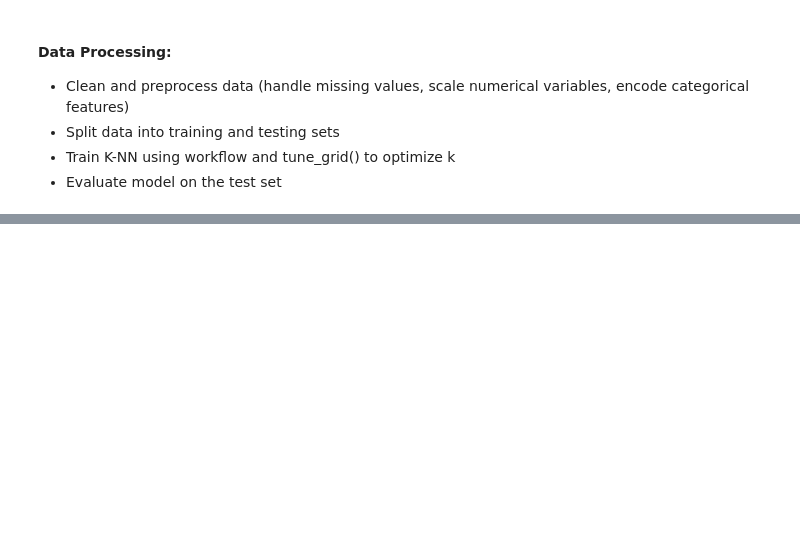
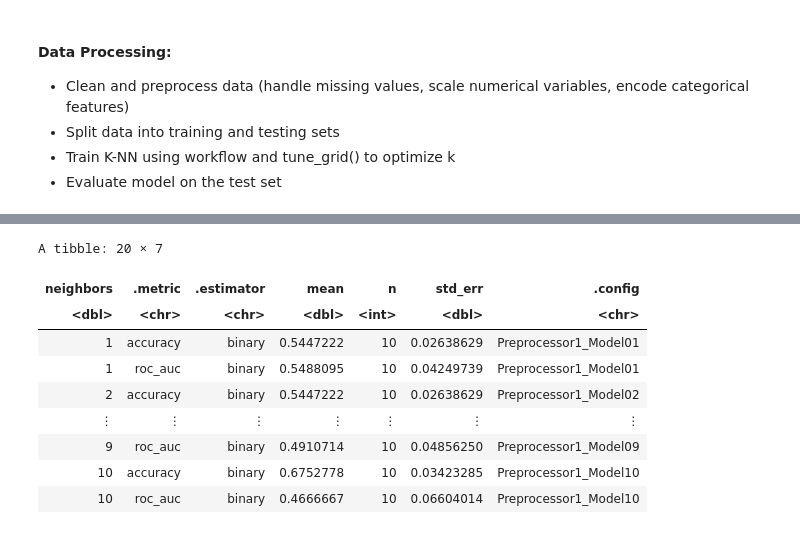
Before and after one commit to jmitra05/dsci-100-2024w2-group-003, a Jupyter notebook: Individual_portion.ipynb, the cells around one changed output, grey strips where cells are left out. Drawn from its saved outputs; the diff is of its cells as text; code cells hidden in the pictures; blank space fills up the shorter version.

```diff
--- a/Individual_portion.ipynb
+++ b/Individual_portion.ipynb
@@ -299,0 +298,9 @@ K-NN Classification
+# %%
+# knn
+# Can a player's playtime (played_hours), experience level (experience), and number of sessions (number_of_sessions) predict their likelihood of subscribing to the newsletter (subscribe)?
+players_split <- initial_split(players_final, prop = 0.75, strata = subscribe)
+players_train <- training(players_split)
+players_test <- testing(players_split)
+
+players_train
+players_test
@@ -299,0 +463,23 @@ K-NN Classification
+# %%
+set.seed(1234)
+
+k_vals <- tibble(neighbors = seq(from = 1, to = 10, by = 1))
+
+knn_results <- workflow() |>
+      add_recipe(players_recipe) |>
+      add_model(knn_tune) |>
+      tune_grid(resamples = players_vfold, grid = k_vals) |>
+      collect_metrics()
+
+knn_results
+# %% [output]
+A tibble: 20 × 7
+| neighbors | .metric | .estimator | mean | n | std_err | .config |
+| <dbl> | <chr> | <chr> | <dbl> | <int> | <dbl> | <chr> |
+| 1 | accuracy | binary | 0.5447222 | 10 | 0.02638629 | Preprocessor1_Model01 |
+| 1 | roc_auc | binary | 0.5488095 | 10 | 0.04249739 | Preprocessor1_Model01 |
+| 2 | accuracy | binary | 0.5447222 | 10 | 0.02638629 | Preprocessor1_Model02 |
+| ⋮ | ⋮ | ⋮ | ⋮ | ⋮ | ⋮ | ⋮ |
+| 9 | roc_auc | binary | 0.4910714 | 10 | 0.04856250 | Preprocessor1_Model09 |
+| 10 | accuracy | binary | 0.6752778 | 10 | 0.03423285 | Preprocessor1_Model10 |
+| 10 | roc_auc | binary | 0.4666667 | 10 | 0.06604014 | Preprocessor1_Model10 |
```
Also changed, not shown: parts of 18 cells of this notebook.
